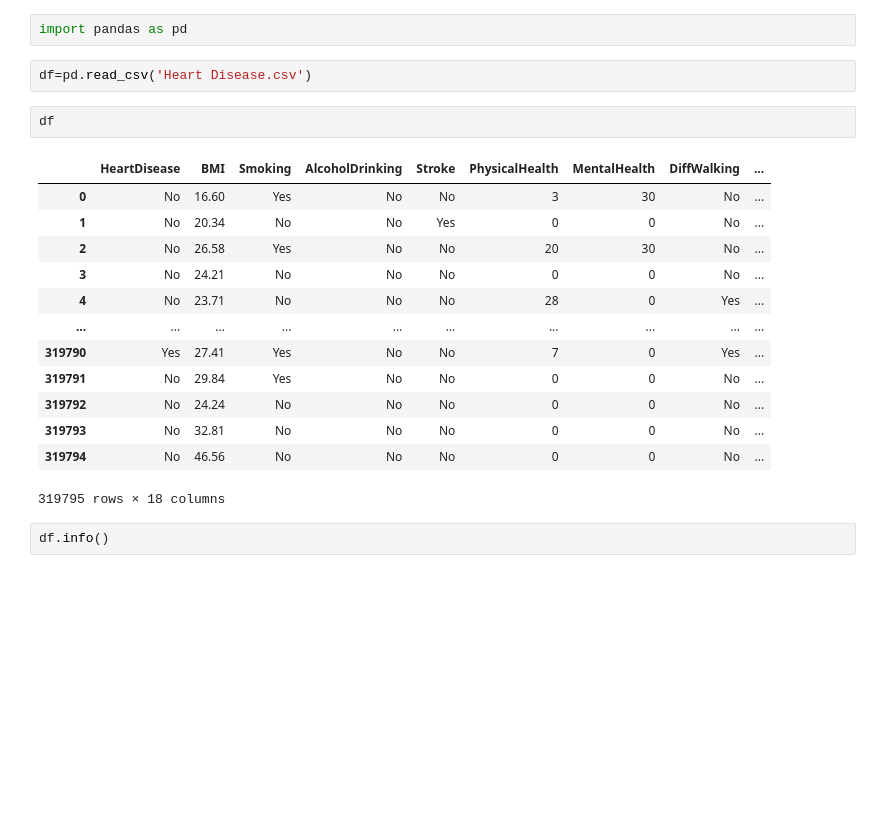
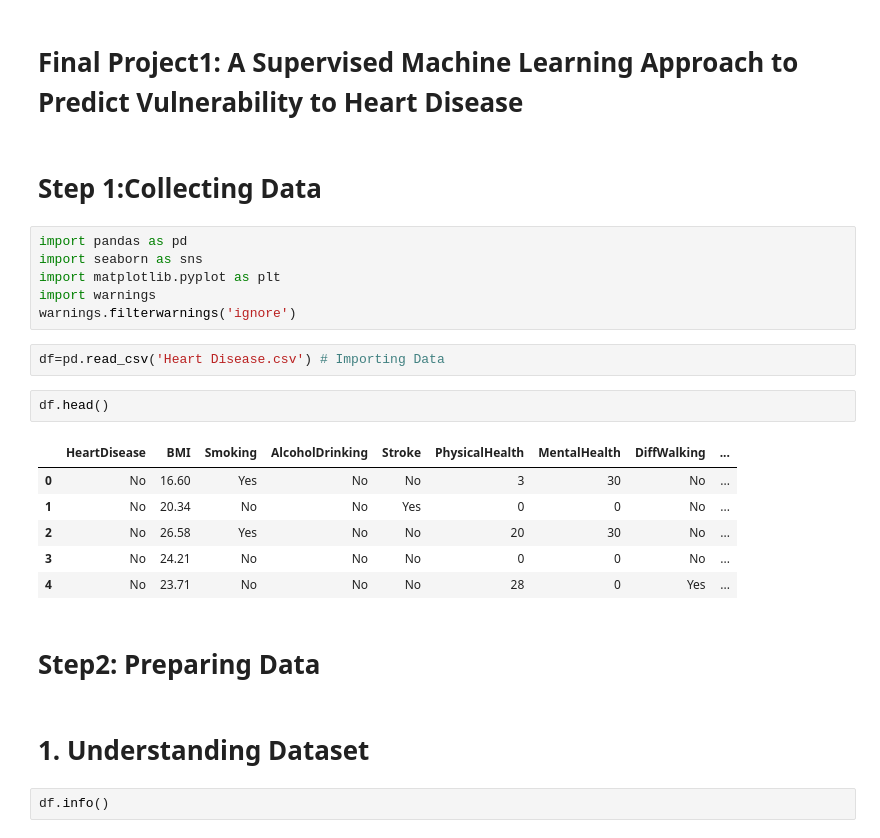
Before and after one commit to hasinroses/ML-Assignment, a Jupyter notebook: Hasin_FinalProject01.ipynb, the cells around one changed output. Drawn from its saved outputs; the diff is of its cells as text; blank space fills up the shorter version.

```diff
--- a/Hasin_FinalProject01.ipynb
+++ b/Hasin_FinalProject01.ipynb
@@ -1,23 +1,28 @@
-# %%
-import pandas as pd
+# %% [markdown]
+# Final Project1: A Supervised Machine Learning Approach to Predict Vulnerability to Heart Disease
+# %% [markdown]
+# Step 1:Collecting Data
+# %%
+import pandas as pd
+import seaborn as sns
+import matplotlib.pyplot as plt
+import warnings
+warnings.filterwarnings('ignore')
 # %%
-df=pd.read_csv('Heart Disease.csv')
+df=pd.read_csv('Heart Disease.csv') # Importing Data
 # %%
-df
+df.head()
 # %% [output]
 |  | HeartDisease | BMI | Smoking | AlcoholDrinking | Stroke | PhysicalHealth | MentalHealth | DiffWalking | ... |
 | 0 | No | 16.60 | Yes | No | No | 3 | 30 | No | ... |
 | 1 | No | 20.34 | No | No | Yes | 0 | 0 | No | ... |
 | 2 | No | 26.58 | Yes | No | No | 20 | 30 | No | ... |
 | 3 | No | 24.21 | No | No | No | 0 | 0 | No | ... |
 | 4 | No | 23.71 | No | No | No | 28 | 0 | Yes | ... |
-| ... | ... | ... | ... | ... | ... | ... | ... | ... | ... |
-| 319790 | Yes | 27.41 | Yes | No | No | 7 | 0 | Yes | ... |
-| 319791 | No | 29.84 | Yes | No | No | 0 | 0 | No | ... |
-| 319792 | No | 24.24 | No | No | No | 0 | 0 | No | ... |
-| 319793 | No | 32.81 | No | No | No | 0 | 0 | No | ... |
-| 319794 | No | 46.56 | No | No | No | 0 | 0 | No | ... |
-319795 rows × 18 columns
+# %% [markdown]
+# Step2: Preparing Data
+# %% [markdown]
+# 1. Understanding Dataset
 # %%
 df.info()
 # %% [output]
```
Also changed, not shown: parts of 52 cells of this notebook.
